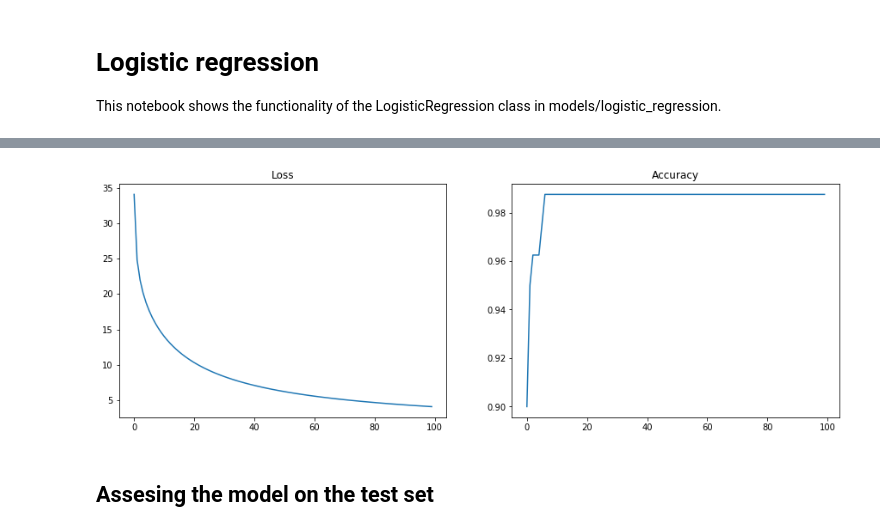
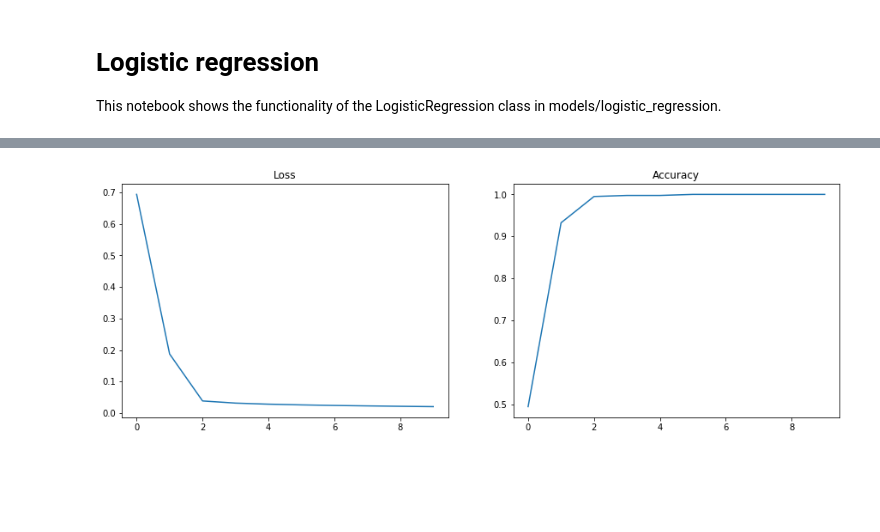
Before and after one commit to SergioAlvarezB/ml-numpy, a Jupyter notebook: notebooks/logistic-regression.ipynb, the cells around one changed output, grey strips where cells are left out. Cells and saved outputs as stored; diff of their text form; code cells hidden in the pictures; blank space fills up the shorter version.

Commit message:
rename toy_classificaion_dataset -> blobs_classification_dataset in utils/models, clean logistic regression notebook, rename KNN->KNNClassifier

```diff
--- a/notebooks/logistic-regression.ipynb
+++ b/notebooks/logistic-regression.ipynb
@@ -29,2 +31,6 @@ It performs binary classfication, although it can be extended to multinomial cla
 # %%
-(x_train, y_train), (x_test, y_test) = toy_classification_dataset(features=2, classes=2)
+# Load the data.
+(x_train, y_train), (x_test, y_test) = blobs_classification_dataset(features=2, classes=2, samples=500)
+
+plt.scatter(x_train[:, 0], x_train[:, 1], c=y_train, cmap='jet')
+plt.show()
@@ -40,14 +39,17 @@ loss, acc = model.fit(x_train, y_train)
 # %%
+# Initialize and fit the model.
+model = LogisticRegression(n_features=2)
+loss, acc = model.fit(x_train, y_train, iterations=10, learning_rate=1e-3)
+
+# Visualize training.
 f, (ax1, ax2) = plt.subplots(1, 2, figsize=[15, 5])
 
 ax1.plot(loss)
 ax1.set_title('Loss')
 
 ax2.plot(acc)
 ax2.set_title('Accuracy')
 
 plt.show()
 # %% [output]
-[figure, old version]
+[figure, new version]
-# %% [markdown]
-## Assesing the model on the test set
```
Also changed, not shown: parts of 19 cells of this notebook, 4 other files.
